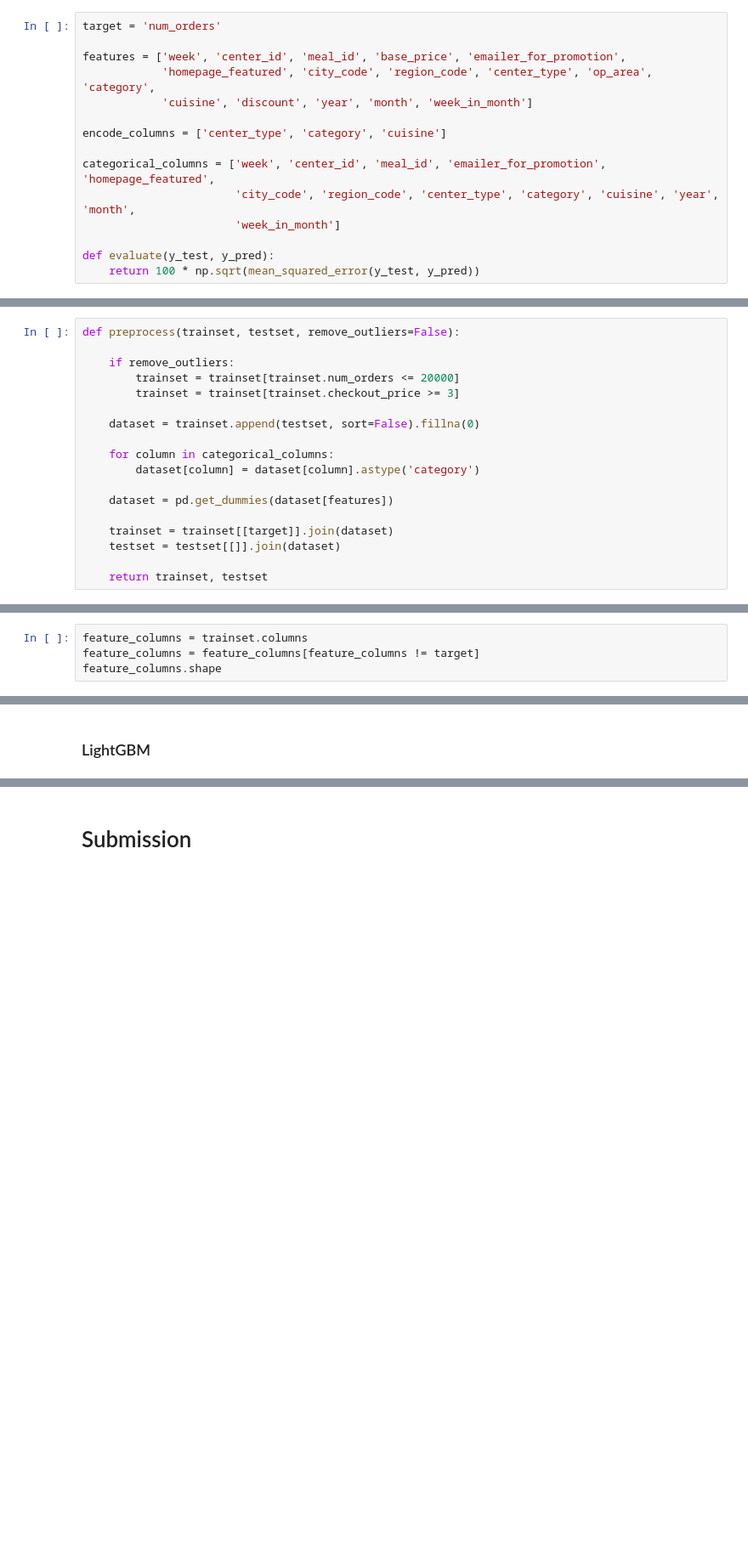
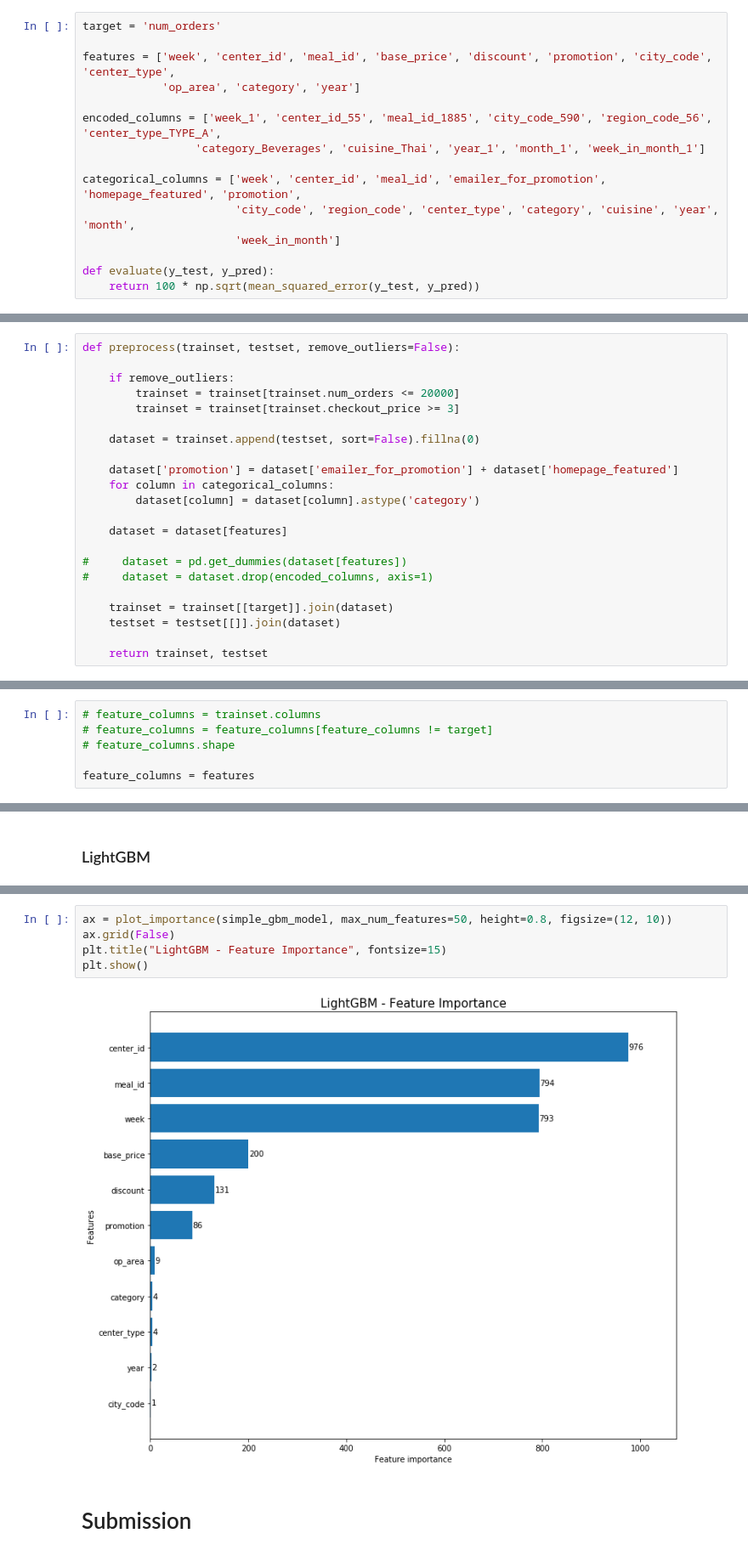
Before and after one commit to monilgudhka/food_demand_forecasting, a Jupyter notebook: modelling/modelling.ipynb, the cells around one changed output, grey strips where cells are left out. Shown at 85% size. Saved outputs shown, nothing was run; the diff lists cells and outputs as text; blank space fills up the shorter version.

Commit message:
out of box lightGBM with features tunning

```diff
--- a/modelling/modelling.ipynb
+++ b/modelling/modelling.ipynb
@@ -11,13 +11,13 @@ from sklearn.metrics import mean_squared_log_error, mean_squared_error
 # %%
 target = 'num_orders'
 
-features = ['week', 'center_id', 'meal_id', 'base_price', 'emailer_for_promotion',
-            'homepage_featured', 'city_code', 'region_code', 'center_type', 'op_area', 'category',
-            'cuisine', 'discount', 'year', 'month', 'week_in_month']
+features = ['week', 'center_id', 'meal_id', 'base_price', 'discount', 'promotion', 'city_code', 'center_type',
+            'op_area', 'category', 'year']
 
-encode_columns = ['center_type', 'category', 'cuisine']
+encoded_columns = ['week_1', 'center_id_55', 'meal_id_1885', 'city_code_590', 'region_code_56', 'center_type_TYPE_A',
+                 'category_Beverages', 'cuisine_Thai', 'year_1', 'month_1', 'week_in_month_1']
 
-categorical_columns = ['week', 'center_id', 'meal_id', 'emailer_for_promotion', 'homepage_featured',
+categorical_columns = ['week', 'center_id', 'meal_id', 'emailer_for_promotion', 'homepage_featured', 'promotion',
                        'city_code', 'region_code', 'center_type', 'category', 'cuisine', 'year', 'month',
                        'week_in_month']
 
@@ -58,10 +58,14 @@ def preprocess(trainset, testset, remove_outliers=False):
 
     dataset = trainset.append(testset, sort=False).fillna(0)
 
+    dataset['promotion'] = dataset['emailer_for_promotion'] + dataset['homepage_featured']
     for column in categorical_columns:
         dataset[column] = dataset[column].astype('category')
 
-    dataset = pd.get_dummies(dataset[features])
+    dataset = dataset[features]
+
+#     dataset = pd.get_dummies(dataset[features])
+#     dataset = dataset.drop(encoded_columns, axis=1)
 
     trainset = trainset[[target]].join(dataset)
     testset = testset[[]].join(dataset)
@@ -78,6 +82,8 @@ Testset size: (32573, 390)
 # %% [markdown]
 #### Split the trainset into training and validation set
 # %%
-feature_columns = trainset.columns
-feature_columns = feature_columns[feature_columns != target]
-feature_columns.shape
+# feature_columns = trainset.columns
+# feature_columns = feature_columns[feature_columns != target]
+# feature_columns.shape
+
+feature_columns = features
@@ -109,3 +113,10 @@ evaluate(y_val, y_pred)
+# %%
+ax = plot_importance(simple_gbm_model, max_num_features=50, height=0.8, figsize=(12, 10))
+ax.grid(False)
+plt.title("LightGBM - Feature Importance", fontsize=15)
+plt.show()
+# %% [output]
+[figure, added]
 # %% [markdown]
 # Submission
 # %%
```
Also changed, not shown: parts of 4 cells of this notebook, 1 other file.
